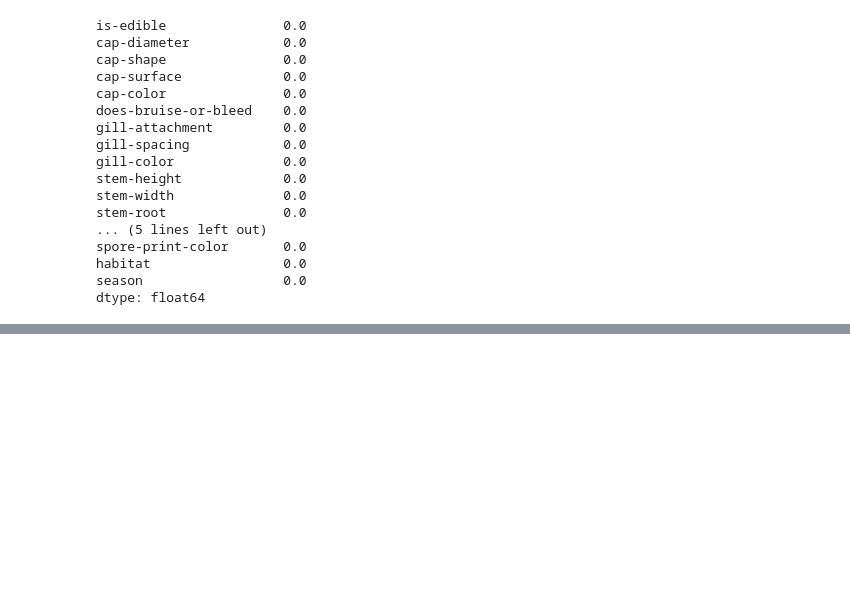
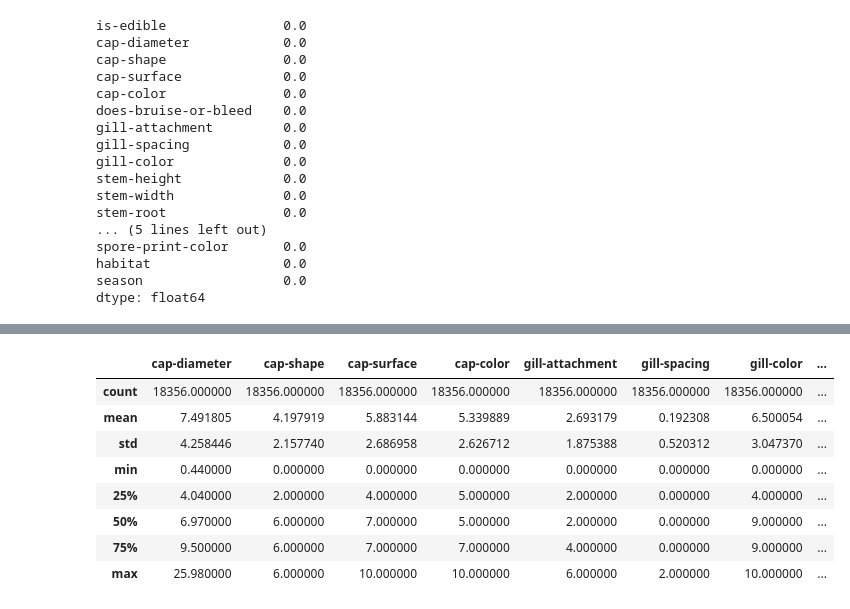
Before and after one commit to MauroPello/mushrooms-classification, a Jupyter notebook: feature-selection.ipynb, the cells around one changed output, grey strips where cells are left out. Cells and saved outputs as stored; diff of their text form; code cells hidden in the pictures; blank space fills up the shorter version.

```diff
--- a/feature-selection.ipynb
+++ b/feature-selection.ipynb
@@ -263,7 +263,11 @@ Fill na values
 # %%
+from sklearn.preprocessing import LabelEncoder
+
+label_encoder = LabelEncoder()
 categories = mushrooms.select_dtypes("category").columns
 for category in categories:
     mushrooms[category] = mushrooms[category].fillna(mushrooms[category].mode()[0])
+    mushrooms[category] = label_encoder.fit_transform(mushrooms[category])
 
 check_na_percentages(mushrooms)
 # %% [output]
@@ -307,2 +311,13 @@ memory usage: 883.1 KB
 # %%
 mushrooms.to_csv("mushrooms_cleaned.csv", index=False)
+mushrooms.describe()
+# %% [output]
+|  | cap-diameter | cap-shape | cap-surface | cap-color | gill-attachment | gill-spacing | gill-color | ... |
+| count | 18356.000000 | 18356.000000 | 18356.000000 | 18356.000000 | 18356.000000 | 18356.000000 | 18356.000000 | ... |
+| mean | 7.491805 | 4.197919 | 5.883144 | 5.339889 | 2.693179 | 0.192308 | 6.500054 | ... |
+| std | 4.258446 | 2.157740 | 2.686958 | 2.626712 | 1.875388 | 0.520312 | 3.047370 | ... |
+| min | 0.440000 | 0.000000 | 0.000000 | 0.000000 | 0.000000 | 0.000000 | 0.000000 | ... |
+| 25% | 4.040000 | 2.000000 | 4.000000 | 5.000000 | 2.000000 | 0.000000 | 4.000000 | ... |
+| 50% | 6.970000 | 6.000000 | 7.000000 | 5.000000 | 2.000000 | 0.000000 | 9.000000 | ... |
+| 75% | 9.500000 | 6.000000 | 7.000000 | 7.000000 | 4.000000 | 0.000000 | 9.000000 | ... |
+| max | 25.980000 | 6.000000 | 10.000000 | 10.000000 | 6.000000 | 2.000000 | 10.000000 | ... |
```
Also changed, not shown: parts of 14 cells of this notebook, 2 other files.
